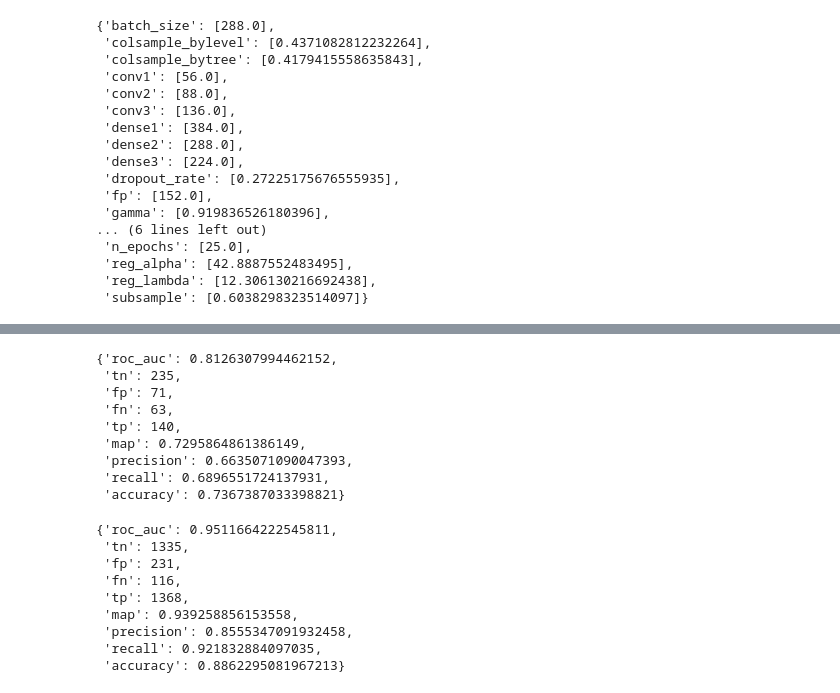
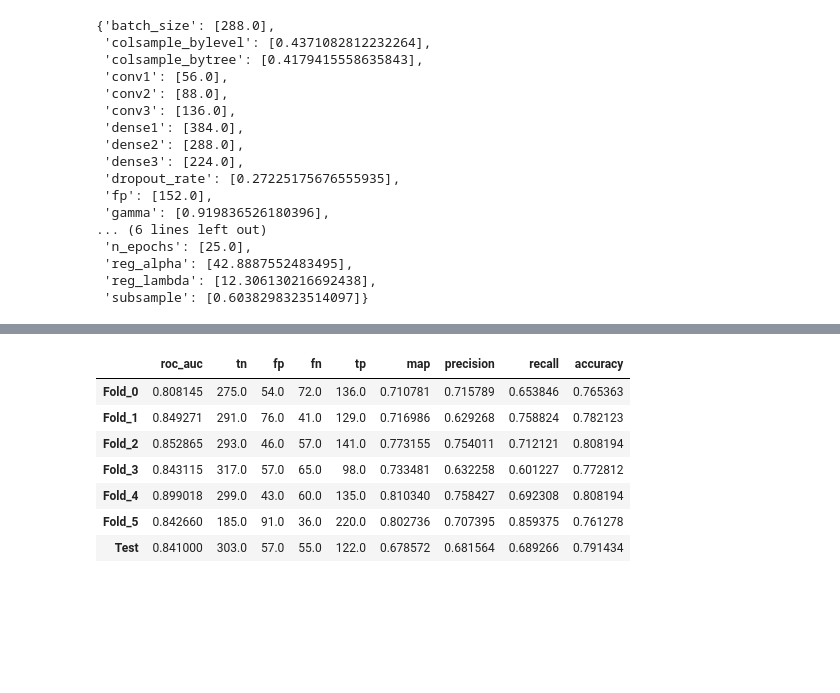
Before and after one commit to BioSysLab/kinase_binding, a Jupyter notebook: learning/hyper_opt_gcn_xgboost.ipynb, the cells around one changed output, grey strips where cells are left out. Drawn from its saved outputs; the diff is of its cells as text; code cells hidden in the pictures; blank space fills up the shorter version.

```diff
--- a/learning/hyper_opt_gcn_xgboost.ipynb
+++ b/learning/hyper_opt_gcn_xgboost.ipynb
@@ -78,6 +59,7 @@ training_list = [df.loc[train_val_folds[0][0]],
                  df.loc[train_val_folds[3][0]],
                  df.loc[train_val_folds[4][0]],
                  df.loc[train_val_folds[5][0]],
+                 df.loc[train_test_folds[0]]
                  ]
 validation_list = [df.loc[train_val_folds[0][1]],
                    df.loc[train_val_folds[1][1]],
@@ -85,6 +67,7 @@ validation_list = [df.loc[train_val_folds[0][1]],
                    df.loc[train_val_folds[3][1]],
                    df.loc[train_val_folds[4][1]],
                    df.loc[train_val_folds[5][1]],
+                   df.loc[train_test_folds[1]]
                    ]
 # %%
 fmin_objective = partial(objective_fn, train_sets = training_list, val_sets = validation_list)
@@ -370,37 +390,0 @@ Epoch 25/25
-# %%
-es2 = EarlyStopping(monitor='loss',patience=15, min_delta=0)
-rlr2 = ReduceLROnPlateau(monitor='loss',factor=0.5, patience=2, verbose=1, min_lr=0.000000001)
-X_atoms_cold,X_bonds_cold,X_edges_cold = class_GCN.dataframe_to_gcn_input(val)
-Y_cold = val.Binary
-Y_dummy_cold = np.empty((X_atoms_cold.shape[0],gcn_best['dense_size'][2]+1))
-X_atoms_train, X_bonds_train, X_edges_train = class_GCN.dataframe_to_gcn_input(train)
-Y = train.Binary
-Y_dummy_train = np.empty((X_atoms_train.shape[0],gcn_best['dense_size'][2]+1))
-
-gcn_encoder = class_GCN.build_encoder()
-gcn_model = class_GCN.build_model(gcn_encoder)
-gcn_mining = class_GCN.build_mining(gcn_model)
-gcn_mining.fit([X_atoms_train,X_bonds_train,X_edges_train,Y],
-                       Y_dummy_train,
-                       epochs = gcn_best['n_epochs'],
-                       batch_size = gcn_best['batch_size'],
-                       shuffle = True,
-                       validation_data = ([X_atoms_cold,X_bonds_cold,X_edges_cold,Y_cold],Y_dummy_cold),
-                       callbacks=[es2,rlr2]
-                      )
-        #Predict Embeddings
-embeddings_cold = gcn_model.predict([X_atoms_cold,X_bonds_cold,X_edges_cold])
-embeddings_train = gcn_model.predict([X_atoms_train, X_bonds_train, X_edges_train])
-
-        #Prepare data for XGBoost
-dmatrix_train = class_XGB.to_xgb_input(Y,embeddings_train)
-dmatrix_cold = class_XGB.to_xgb_input(Y_cold,embeddings_cold)
-
-evalist = [(dmatrix_train,'train'),(dmatrix_cold,'eval')]
-xgb_model = class_XGB.build_model(dmatrix_train,evalist,300)
-
-xgb_pred_cold = xgb_model.predict(dmatrix_cold)
-validation_metrics = calculate_metrics(np.array(Y_cold),xgb_pred_cold)
-
-xgb_pred_train = xgb_model.predict(dmatrix_train)
-training_metrics = calculate_metrics(np.array(Y),xgb_pred_train)
@@ -428,24 +391,11 @@ Epoch 25/25
-# %%
-validation_metrics
-# %% [output]
-{'roc_auc': 0.8126307994462152,
- 'tn': 235,
- 'fp': 71,
- 'fn': 63,
- 'tp': 140,
- 'map': 0.7295864861386149,
- 'precision': 0.6635071090047393,
- 'recall': 0.6896551724137931,
- 'accuracy': 0.7367387033398821}
-# %%
-training_metrics
-# %% [output]
-{'roc_auc': 0.9511664222545811,
- 'tn': 1335,
- 'fp': 231,
- 'fn': 116,
- 'tp': 1368,
- 'map': 0.939258856153558,
- 'precision': 0.8555347091932458,
- 'recall': 0.921832884097035,
- 'accuracy': 0.8862295081967213}
+# %%
+pd.DataFrame(validation_metrics).T
+# %% [output]
+|  | roc_auc | tn | fp | fn | tp | map | precision | recall | accuracy |
+| Fold_0 | 0.808145 | 275.0 | 54.0 | 72.0 | 136.0 | 0.710781 | 0.715789 | 0.653846 | 0.765363 |
+| Fold_1 | 0.849271 | 291.0 | 76.0 | 41.0 | 129.0 | 0.716986 | 0.629268 | 0.758824 | 0.782123 |
+| Fold_2 | 0.852865 | 293.0 | 46.0 | 57.0 | 141.0 | 0.773155 | 0.754011 | 0.712121 | 0.808194 |
+| Fold_3 | 0.843115 | 317.0 | 57.0 | 65.0 | 98.0 | 0.733481 | 0.632258 | 0.601227 | 0.772812 |
+| Fold_4 | 0.899018 | 299.0 | 43.0 | 60.0 | 135.0 | 0.810340 | 0.758427 | 0.692308 | 0.808194 |
+| Fold_5 | 0.842660 | 185.0 | 91.0 | 36.0 | 220.0 | 0.802736 | 0.707395 | 0.859375 | 0.761278 |
+| Test | 0.841000 | 303.0 | 57.0 | 55.0 | 122.0 | 0.678572 | 0.681564 | 0.689266 | 0.791434 |
```
Also changed, not shown: parts of 9 cells of this notebook, 4 other files.
